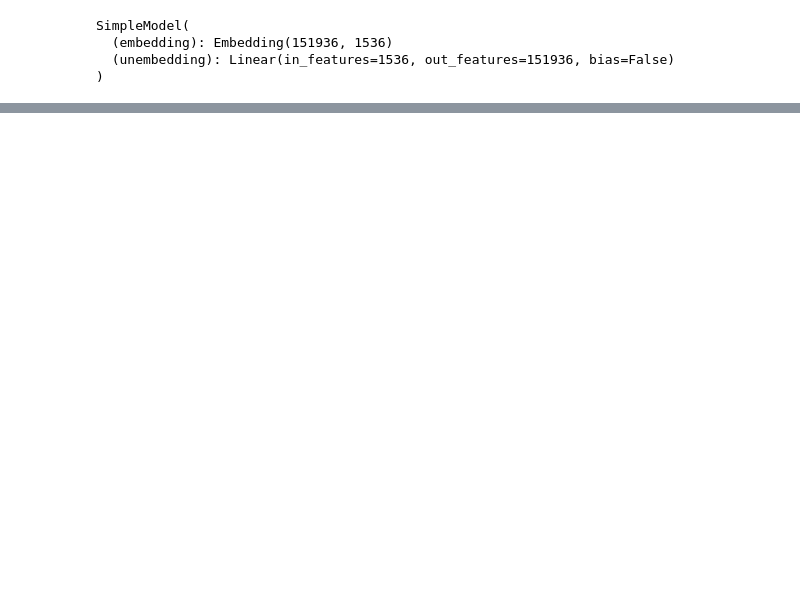
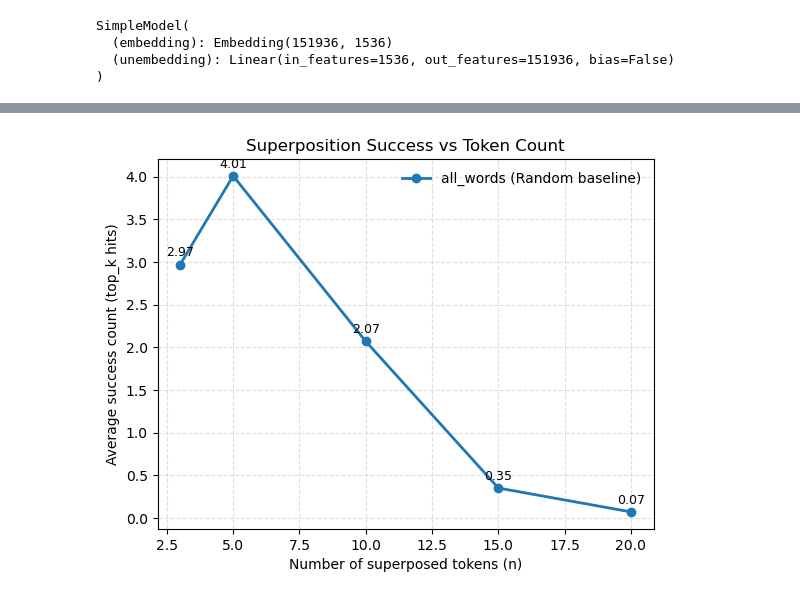
Before and after one commit to edmand88/superposition-in-continuous-chain-of-thought, a Jupyter notebook: experiment_a.ipynb, the cells around one changed output, grey strips where cells are left out. Drawn from its saved outputs; the diff is of its cells as text; code cells hidden in the pictures; blank space fills up the shorter version.

```diff
--- a/experiment_a.ipynb
+++ b/experiment_a.ipynb
@@ -47,0 +52,7 @@ plt.show()
+# %%
+all_words = animals + colors + verbs + geo_objects + body_parts + adjectives + pronouns + p_cs
+res_all_words = test_combinations(all_words, model, tokenizer, n_values=[3,5,10,15,20], num_trials=100, top_k=30)
+plot_results(res_all_words, title="all_words (Random baseline)")
+plt.show()
+# %% [output]
+[figure, added]
```
Also changed, not shown: parts of 4 cells of this notebook, 2 other files.
